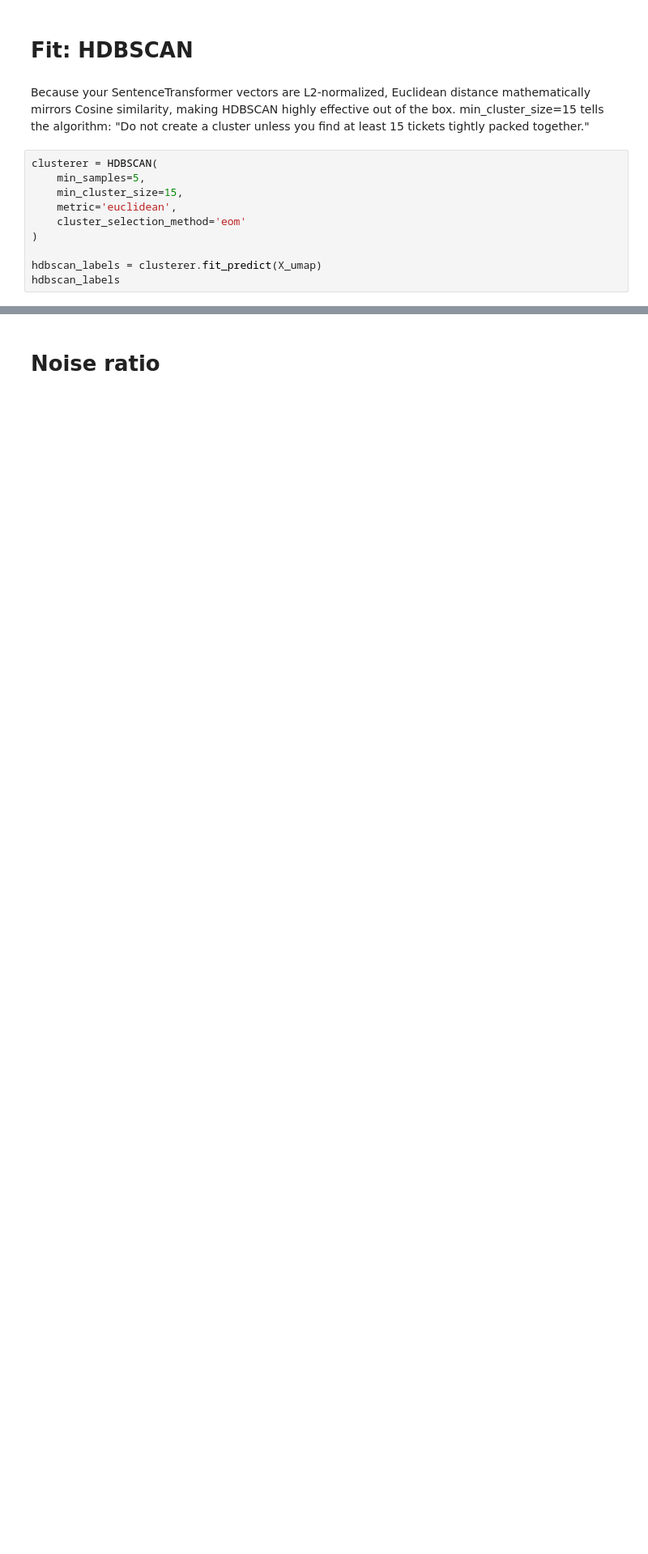
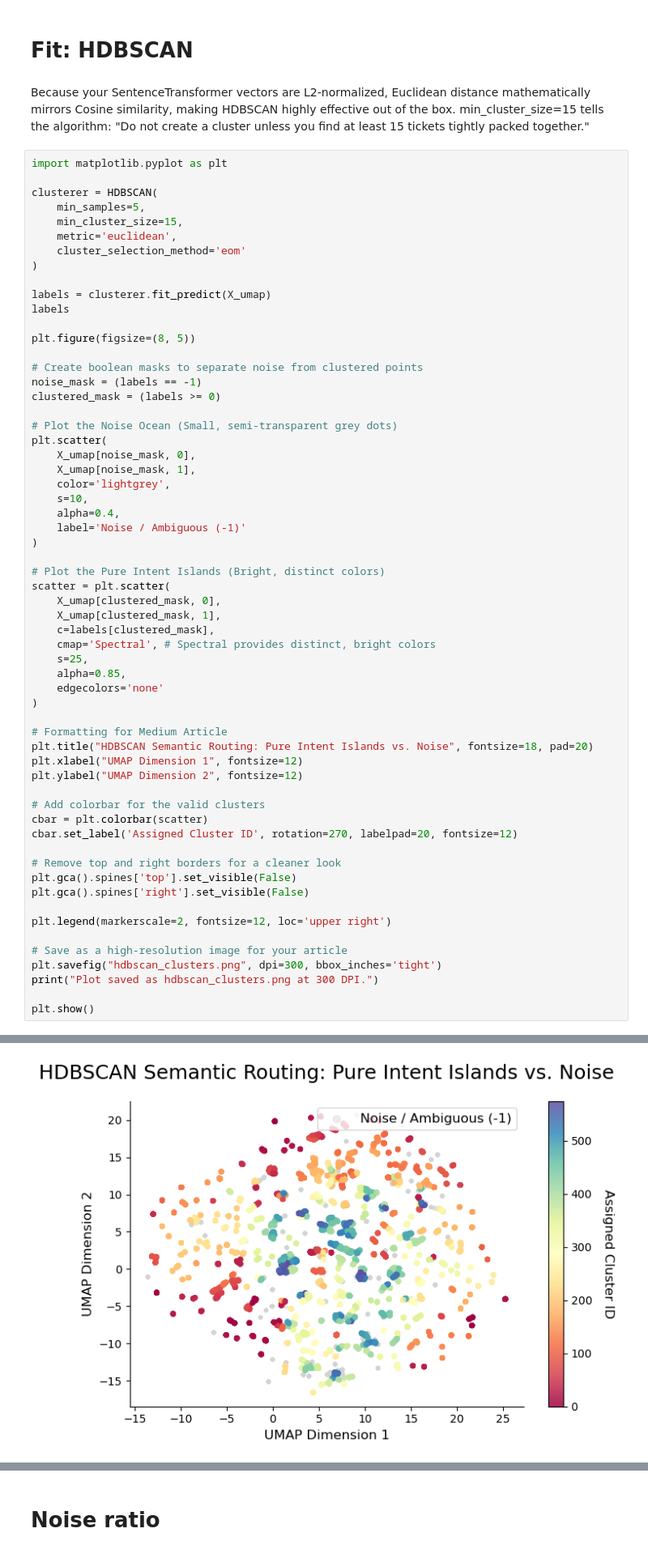
Before and after one commit to Sathwik-007/ticket-intelligence, a Jupyter notebook: notebooks/07_hdbscan_clustering.ipynb, the cells around one changed output, grey strips where cells are left out. Shown at 81% size. Drawn from its saved outputs; the diff is of its cells as text; blank space fills up the shorter version.

```diff
--- a/notebooks/07_hdbscan_clustering.ipynb
+++ b/notebooks/07_hdbscan_clustering.ipynb
@@ -42,6 +42,8 @@ Falling back to random initialisation!
 # %% [markdown]
 Because your SentenceTransformer vectors are L2-normalized, Euclidean distance mathematically mirrors Cosine similarity, making HDBSCAN highly effective out of the box. min_cluster_size=15 tells the algorithm: "Do not create a cluster unless you find at least 15 tickets tightly packed together."
 # %%
+import matplotlib.pyplot as plt
+
 clusterer = HDBSCAN(
     min_samples=5,
     min_cluster_size=15,
@@ -49,6 +51,54 @@ clusterer = HDBSCAN(
     cluster_selection_method='eom'
 )
 
-hdbscan_labels = clusterer.fit_predict(X_umap)
-hdbscan_labels
+labels = clusterer.fit_predict(X_umap)
+labels
+
+plt.figure(figsize=(8, 5))
+
+# Create boolean masks to separate noise from clustered points
+noise_mask = (labels == -1)
+clustered_mask = (labels >= 0)
+
+# Plot the Noise Ocean (Small, semi-transparent grey dots)
+plt.scatter(
+    X_umap[noise_mask, 0],
+    X_umap[noise_mask, 1],
+    color='lightgrey',
+    s=10,
+    alpha=0.4,
+    label='Noise / Ambiguous (-1)'
+)
+
+# Plot the Pure Intent Islands (Bright, distinct colors)
+scatter = plt.scatter(
+    X_umap[clustered_mask, 0],
+    X_umap[clustered_mask, 1],
+    c=labels[clustered_mask],
+    cmap='Spectral', # Spectral provides distinct, bright colors
+    s=25,
+    alpha=0.85,
+    edgecolors='none'
+)
+
+# Formatting for Medium Article
+plt.title("HDBSCAN Semantic Routing: Pure Intent Islands vs. Noise", fontsize=18, pad=20)
+plt.xlabel("UMAP Dimension 1", fontsize=12)
+plt.ylabel("UMAP Dimension 2", fontsize=12)
+
+# Add colorbar for the valid clusters
+cbar = plt.colorbar(scatter)
+cbar.set_label('Assigned Cluster ID', rotation=270, labelpad=20, fontsize=12)
+
+# Remove top and right borders for a cleaner look
+plt.gca().spines['top'].set_visible(False)
+plt.gca().spines['right'].set_visible(False)
+
+plt.legend(markerscale=2, fontsize=12, loc='upper right')
+
+# Save as a high-resolution image for your article
+plt.savefig("hdbscan_clusters.png", dpi=300, bbox_inches='tight')
+print("Plot saved as hdbscan_clusters.png at 300 DPI.")
+
+plt.show()
 # %% [output]
@@ -56 +106,2 @@ array([237, 237,  -1, ..., 175, 258,  96], shape=(26872,))
+[figure, added]
 # %%
```
Also changed, not shown: parts of 3 cells of this notebook, 6 other files.
